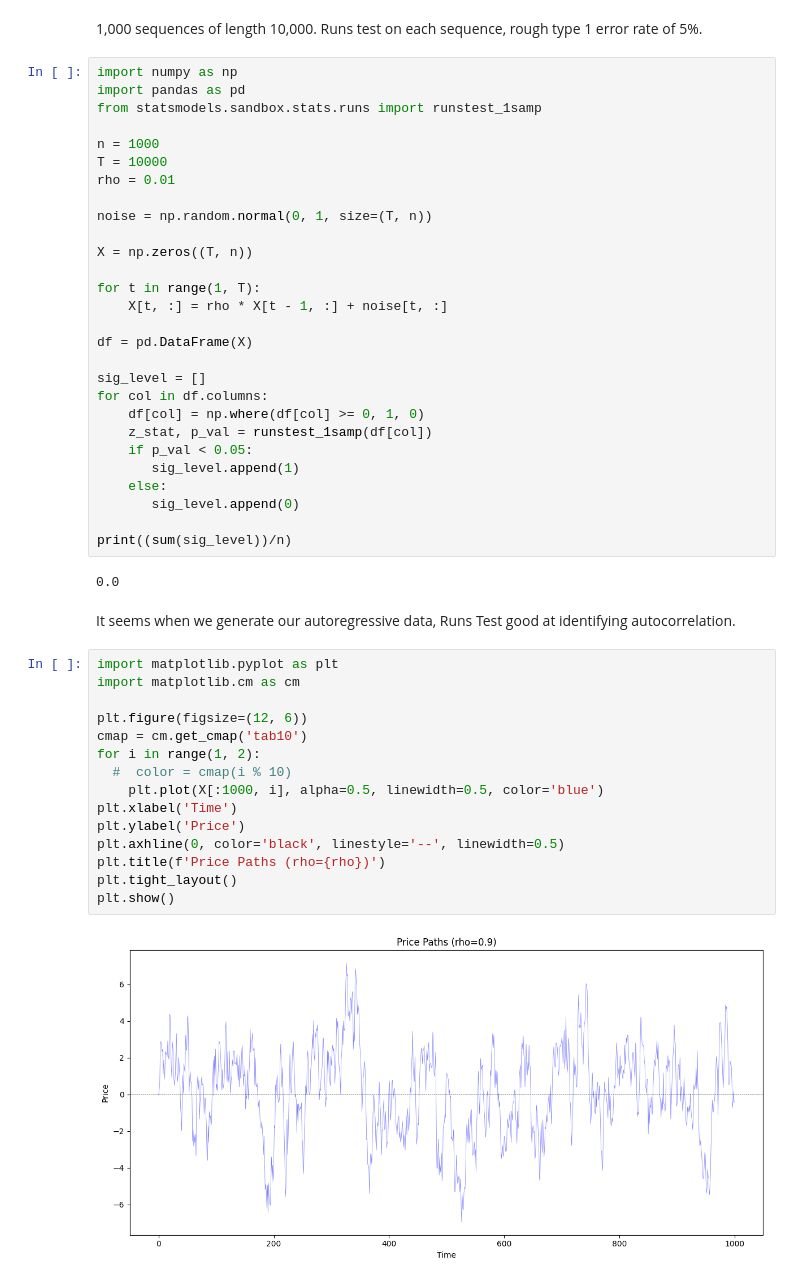
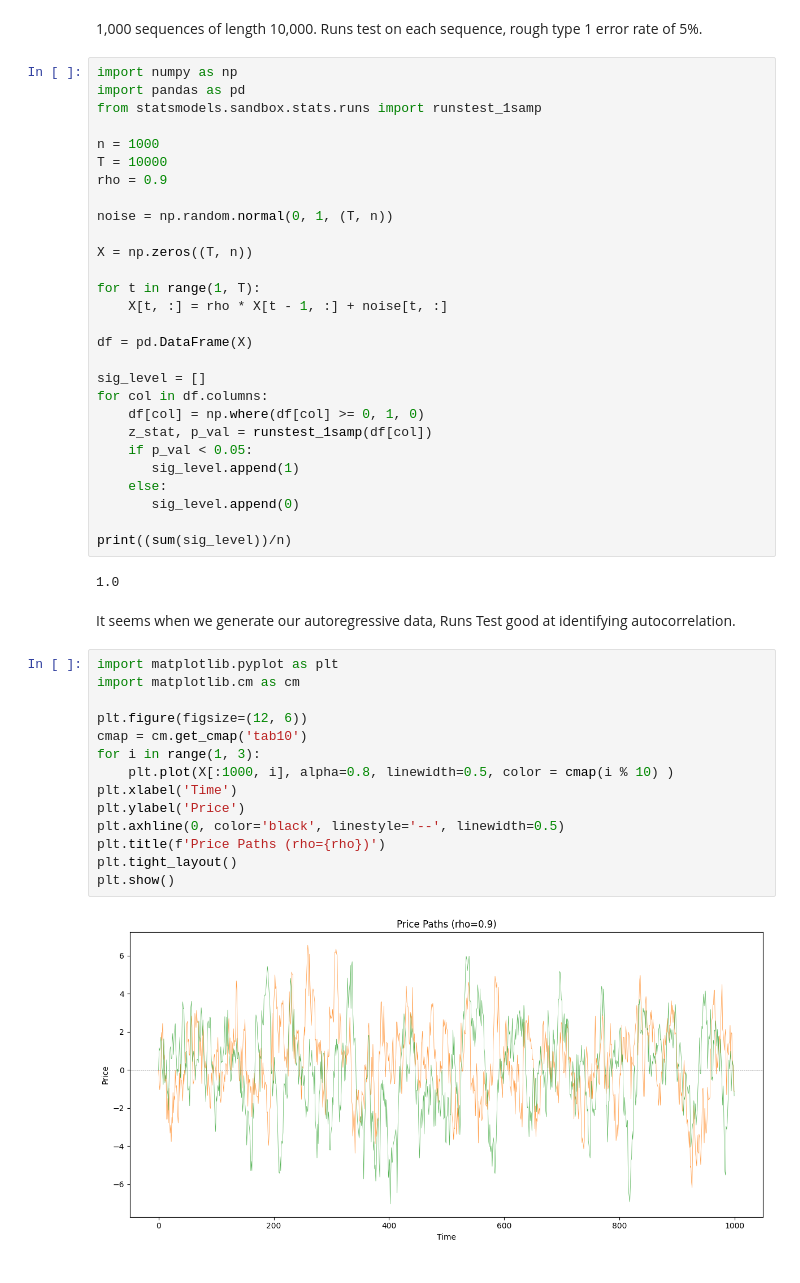
Before and after one commit to DOTDOTDAN/quantmethods, a Jupyter notebook: TimeSeries/Runs_Test.ipynb, the cells around one changed output. Drawn from its saved outputs; the diff is of its cells as text.

```diff
--- a/TimeSeries/Runs_Test.ipynb
+++ b/TimeSeries/Runs_Test.ipynb
@@ -43,9 +45,9 @@ from statsmodels.sandbox.stats.runs import runstest_1samp
 
 n = 1000
 T = 10000
-rho = 0.01
+rho = 0.9
 
-noise = np.random.normal(0, 1, size=(T, n))
+noise = np.random.normal(0, 1, (T, n))
 
 X = np.zeros((T, n))
 
@@ -65,23 +67,22 @@ for col in df.columns:
 
 print((sum(sig_level))/n)
 # %% [output]
-0.0
+1.0
 # %% [markdown]
 It seems when we generate our autoregressive data, Runs Test good at identifying autocorrelation.
 # %%
 import matplotlib.pyplot as plt
 import matplotlib.cm as cm
 
 plt.figure(figsize=(12, 6))
 cmap = cm.get_cmap('tab10')
-for i in range(1, 2):
-  #  color = cmap(i % 10)
-    plt.plot(X[:1000, i], alpha=0.5, linewidth=0.5, color='blue')
+for i in range(1, 3):
+    plt.plot(X[:1000, i], alpha=0.8, linewidth=0.5, color = cmap(i % 10) )
 plt.xlabel('Time')
 plt.ylabel('Price')
 plt.axhline(0, color='black', linestyle='--', linewidth=0.5)
 plt.title(f'Price Paths (rho={rho})')
 plt.tight_layout()
 plt.show()
 # %% [output]
-[figure, old version]
+[figure, new version]
```
Also changed, not shown: parts of 4 cells of this notebook.
